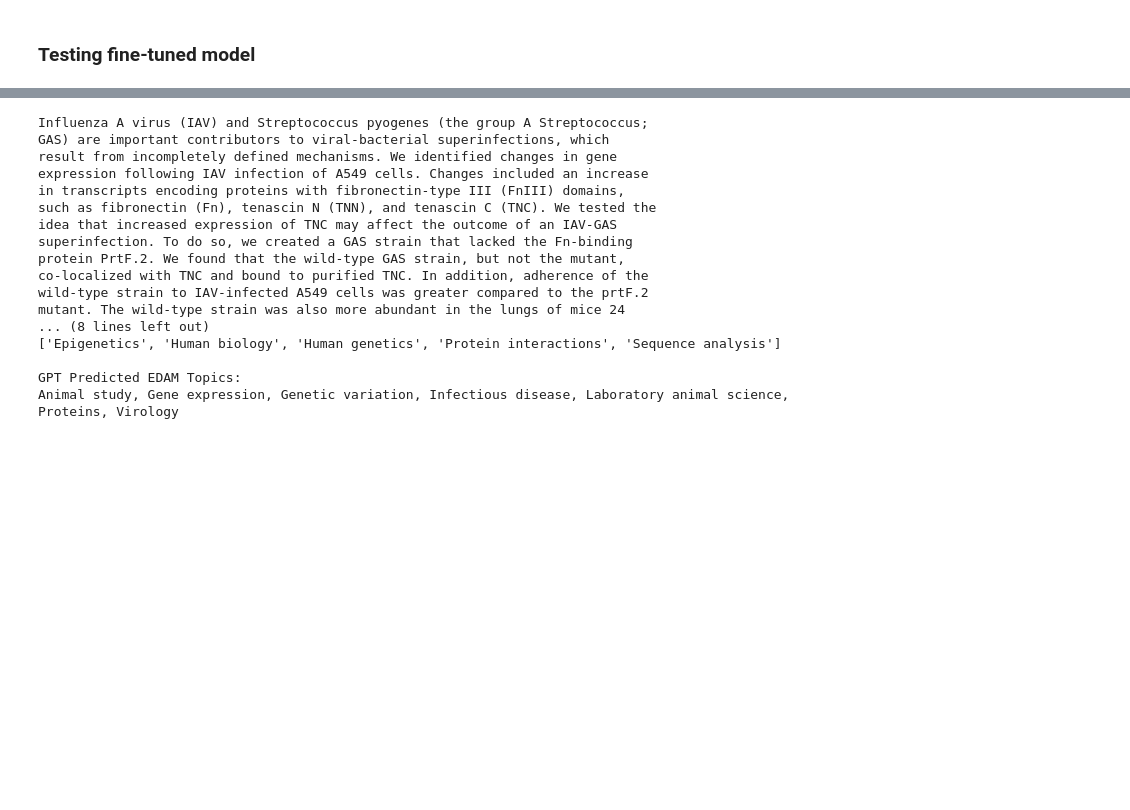
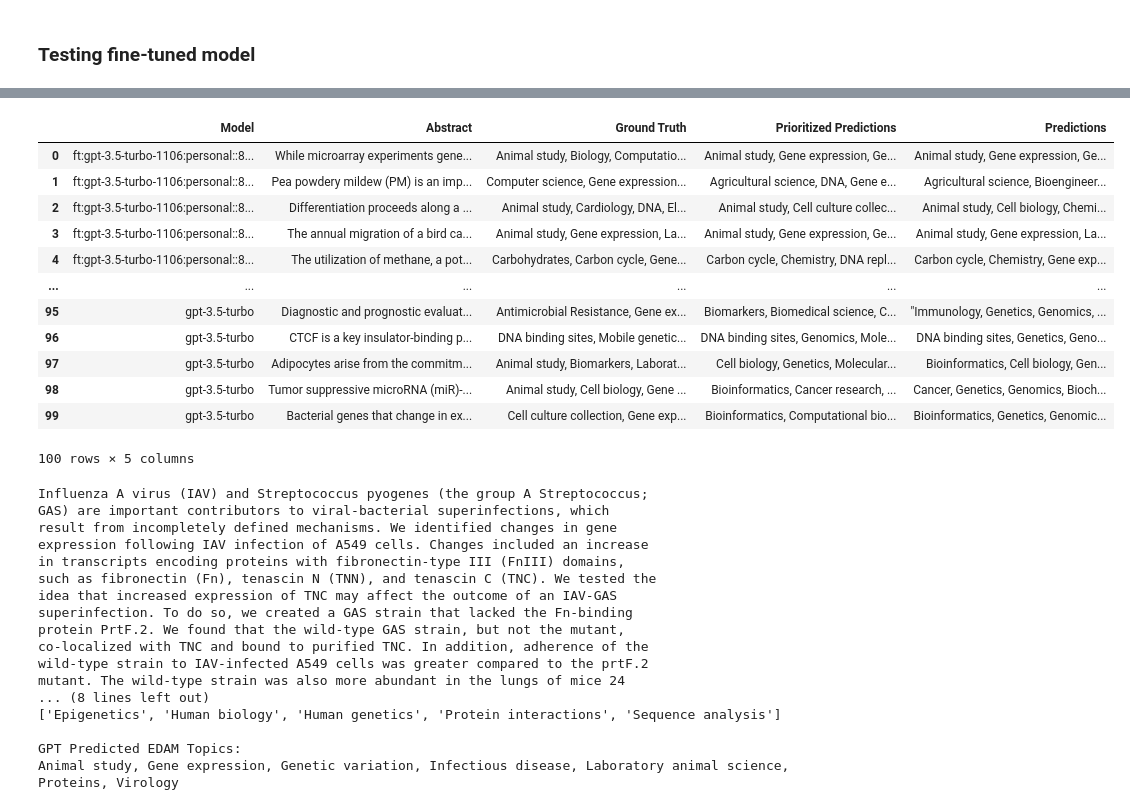
Before and after one commit to ZubairQazi/NDE-GPT, a Jupyter notebook: GPT.ipynb, the cells around one changed output, grey strips where cells are left out. Saved outputs shown, nothing was run; the diff lists cells and outputs as text; code cells hidden in the pictures; blank space fills up the shorter version.

```diff
--- a/GPT.ipynb
+++ b/GPT.ipynb
@@ -59,7 +59,7 @@ print()
 print("Total EDAM Topics:", len(list(dataset.iloc[0]['EDAM Topics'])))
 print("Unique EDAM Topics:", len(np.unique(list(dataset.iloc[0]['EDAM Topics']))))
 # %%
-dataset['MeSH Terms'] = dataset['MeSH Terms'].apply(lambda mesh_list: np.unique(ast.literal_eval((mesh_list))))
+# dataset['MeSH Terms'] = dataset['MeSH Terms'].apply(lambda mesh_list: np.unique(ast.literal_eval((mesh_list))))
 dataset['EDAM Topics'] = dataset['EDAM Topics'].apply(lambda edam_list: np.unique(ast.literal_eval((edam_list))))
 # %%
 import matplotlib.pyplot as plt
@@ -315,15 +315,16 @@ def get_accuracy(generated_topics, true_topics):
 # %%
 from tqdm.notebook import tqdm
 # %%
-def test(chat, dataset, truth_column='Topic Category', iterations=10):
+def test(chat, dataset, truth_column='Topic Category', iterations=10, seed=54):
     cost, accuracies = 0, []
     io_pairs = []
 
-    for _ in tqdm(range(iterations)):
-        random_sample = dataset.sample(n=1)
+    random_samples = dataset.sample(n=iterations, random_state=seed)
+
+    for idx, random_sample in tqdm(random_samples.iterrows()):
 
         index = random_sample.index[0]
-        _, abstract, paper_edam_topics = random_sample[['Description', 'Abstract', truth_column]].values[0]
+        _, abstract, paper_edam_topics = random_sample.loc[['Description', 'Abstract', truth_column]]
 
         prompt = template.replace('<abstract>', abstract).replace('<num_terms>', str(len(paper_edam_topics)))
 
@@ -560 +650,22 @@ for abstract, ground_truth, predictions in io_pairs:
+# %%
+# results.to_csv('outputs.csv', index=False)
+
+# Update old CSV
+old_results = pd.read_csv('outputs.csv')
+old_results.rename(columns={'Predictions': 'Prioritized Predictions'}, inplace=True)
+old_results['Predictions'] = results['Predictions']
+# %% [output]
+|  | Model | Abstract | Ground Truth | Prioritized Predictions | Predictions |
+| 0 | ft:gpt-3.5-turbo-1106:personal::8... | While microarray experiments gene... | Animal study, Biology, Computatio... | Animal study, Gene expression, Ge... | Animal study, Gene expression, Ge... |
+| 1 | ft:gpt-3.5-turbo-1106:personal::8... | Pea powdery mildew (PM) is an imp... | Computer science, Gene expression... | Agricultural science, DNA, Gene e... | Agricultural science, Bioengineer... |
+| 2 | ft:gpt-3.5-turbo-1106:personal::8... | Differentiation proceeds along a ... | Animal study, Cardiology, DNA, El... | Animal study, Cell culture collec... | Animal study, Cell biology, Chemi... |
+| 3 | ft:gpt-3.5-turbo-1106:personal::8... | The annual migration of a bird ca... | Animal study, Gene expression, La... | Animal study, Gene expression, Ge... | Animal study, Gene expression, La... |
+| 4 | ft:gpt-3.5-turbo-1106:personal::8... | The utilization of methane, a pot... | Carbohydrates, Carbon cycle, Gene... | Carbon cycle, Chemistry, DNA repl... | Carbon cycle, Chemistry, Gene exp... |
+| ... | ... | ... | ... | ... | ... |
+| 95 | gpt-3.5-turbo | Diagnostic and prognostic evaluat... | Antimicrobial Resistance, Gene ex... | Biomarkers, Biomedical science, C... | "Immunology, Genetics, Genomics, ... |
+| 96 | gpt-3.5-turbo | CTCF is a key insulator-binding p... | DNA binding sites, Mobile genetic... | DNA binding sites, Genomics, Mole... | DNA binding sites, Genetics, Geno... |
+| 97 | gpt-3.5-turbo | Adipocytes arise from the commitm... | Animal study, Biomarkers, Laborat... | Cell biology, Genetics, Molecular... | Bioinformatics, Cell biology, Gen... |
+| 98 | gpt-3.5-turbo | Tumor suppressive microRNA (miR)-... | Animal study, Cell biology, Gene ... | Bioinformatics, Cancer research, ... | Cancer, Genetics, Genomics, Bioch... |
+| 99 | gpt-3.5-turbo | Bacterial genes that change in ex... | Cell culture collection, Gene exp... | Bioinformatics, Computational bio... | Bioinformatics, Genetics, Genomic... |
+100 rows × 5 columns
 # %%
```
Also changed, not shown: parts of 9 cells of this notebook.
